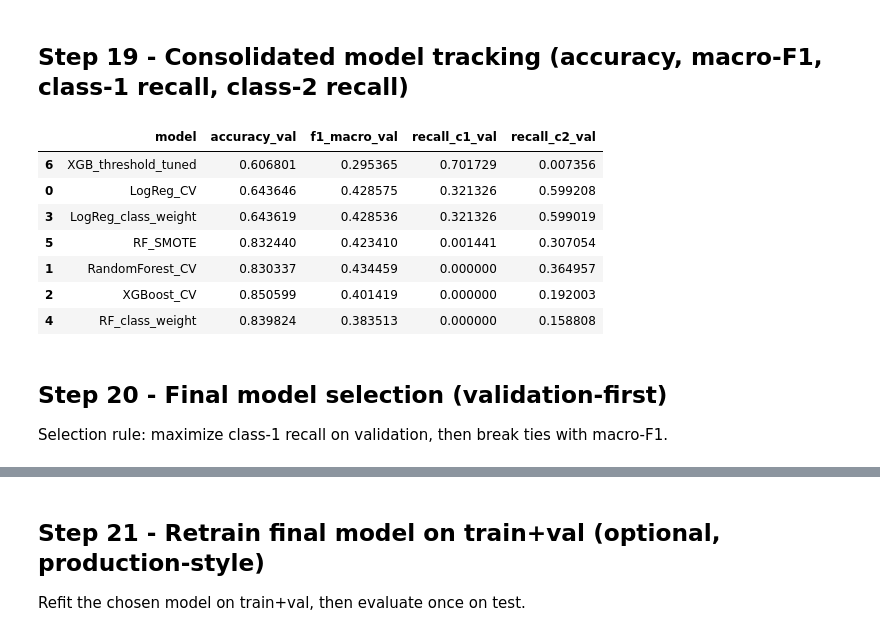
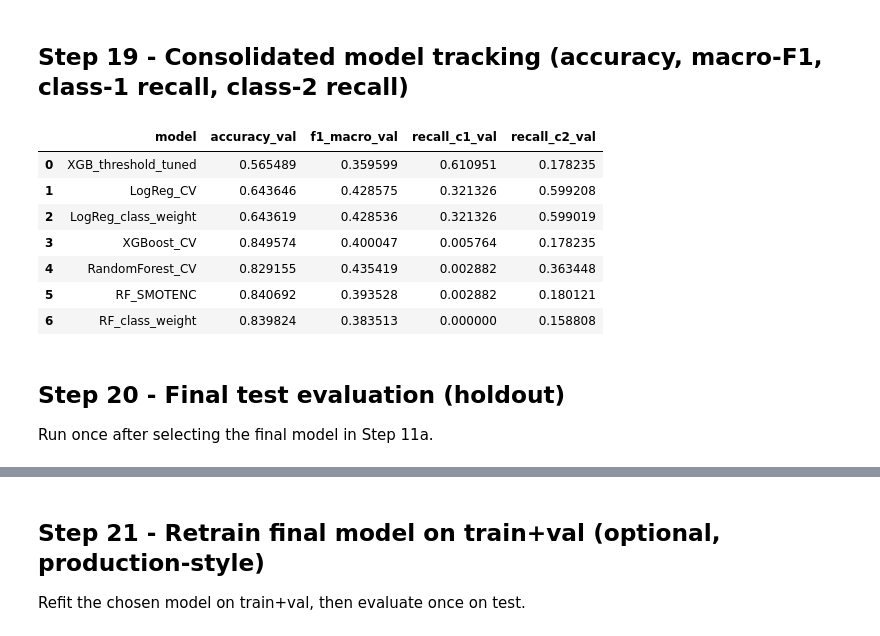
Before and after one commit to No0bDarren/ADALL_github, a Jupyter notebook: ADALL_Final_Project.ipynb, the cells around one changed output, grey strips where cells are left out. Cells and saved outputs as stored; diff of their text form; code cells hidden in the pictures.

```diff
--- a/ADALL_Final_Project.ipynb
+++ b/ADALL_Final_Project.ipynb
@@ -448,25 +525,27 @@ BMI: 40 Pred: 0.0
 # %% [markdown]
 ## Step 11 - Model comparison table (accuracy, macro F1, weighted F1)
 # %%
-from sklearn.metrics import accuracy_score, f1_score
+from sklearn.metrics import accuracy_score, f1_score, recall_score
 import pandas as pd
 
 models = {
-    "LogReg_CV": (best_logreg, X_val_s),
-    "RandomForest_CV": (best_rf, X_val_p_df),
-    "XGBoost_CV": (best_xgb, X_val_p_df),
+    "LogReg_CV": (best_logreg, X_val_s_df),
+    "RandomForest_CV": (best_rf, X_val),
+    "XGBoost_CV": (best_xgb, X_val),
 }
 
 rows = []
-for name, (model, X_eval) in models.items():
-    preds = model.predict(X_eval)
+for name, (model, X_model) in models.items():
+    preds = model.predict(X_model)
     rows.append({
         "model": name,
         "accuracy_val": accuracy_score(y_val, preds),
         "f1_macro_val": f1_score(y_val, preds, average="macro"),
         "f1_weighted_val": f1_score(y_val, preds, average="weighted"),
+        "recall_1": recall_score(y_val, preds, labels=[1], average=None)[0],
+        "recall_2": recall_score(y_val, preds, labels=[2], average=None)[0],
     })
 
-comparison = pd.DataFrame(rows).sort_values(by="f1_macro_val", ascending=False)
+comparison = pd.DataFrame(rows).sort_values(by="f1_macro_val", ascending=False).reset_index(drop=True)
 comparison
 # %% [output]
@@ -640,8 +846,8 @@ import numpy as np
 import matplotlib.pyplot as plt
 from sklearn.metrics import precision_recall_curve, classification_report
 
-# Tune threshold on validation only
-probs = best_xgb.predict_proba(X_val_p_df)
+# Tune threshold on validation only (XGBoost pipeline)
+probs = best_xgb.predict_proba(X_val)
 class1_probs = probs[:, 1]
 
 precision, recall, thresholds = precision_recall_curve((y_val == 1).astype(int), class1_probs)
@@ -652,7 +858,6 @@ plt.xlabel("Recall")
 plt.ylabel("Precision")
 plt.show()
 
-# Choose threshold to maximize recall while keeping precision reasonable
 valid_idx = np.where(recall >= 0.70)[0]
 if len(valid_idx) > 0:
     best_idx = valid_idx[np.argmax(precision[valid_idx])]
@@ -662,10 +867,10 @@ else:
     best_thresh = 0.5
     print("Fallback threshold:", best_thresh)
 
-# Apply tuned threshold on validation
-preds = best_xgb.predict(X_val_p_df)
+preds = best_xgb.predict(X_val)
 preds_tuned_val = preds.copy()
-preds_tuned_val[class1_probs >= best_thresh] = 1
+mask = (preds == 0) & (class1_probs >= best_thresh)
+preds_tuned_val[mask] = 1
 
 print("Validation report (XGBoost threshold-tuned for class 1)")
 print(classification_report(y_val, preds_tuned_val))
@@ -687,45 +892,42 @@ weighted avg       0.89      0.61      0.68     38052
 # %%
 from sklearn.metrics import accuracy_score, f1_score, recall_score
 import pandas as pd
 
 rows = []
 
-def add_row(name, model, X_eval, y_eval, tuned_preds=None):
-    preds = tuned_preds if tuned_preds is not None else model.predict(X_eval)
+def add_row(name, model, X_model, y_eval, tuned_preds=None):
+    preds = tuned_preds if tuned_preds is not None else model.predict(X_model)
     rows.append({
         "model": name,
         "accuracy_val": accuracy_score(y_eval, preds),
         "f1_macro_val": f1_score(y_eval, preds, average="macro"),
         "recall_c1_val": recall_score(y_eval, preds, labels=[1], average=None)[0],
         "recall_c2_val": recall_score(y_eval, preds, labels=[2], average=None)[0],
     })
 
-# CV-tuned core models
 add_row("LogReg_CV", best_logreg, X_val_s, y_val)
-add_row("RandomForest_CV", best_rf, X_val_p_df, y_val)
-add_row("XGBoost_CV", best_xgb, X_val_p_df, y_val)
-
-# Optional imbalance-focused variants on validation
+add_row("RandomForest_CV", best_rf, X_val, y_val)
+add_row("XGBoost_CV", best_xgb, X_val, y_val)
 add_row("LogReg_class_weight", logreg_cw, X_val_s, y_val)
 add_row("RF_class_weight", rf_cw, X_val_p_df, y_val)
-add_row("RF_SMOTE", rf_sm, X_val_p_df, y_val)
-add_row("XGB_threshold_tuned", best_xgb, X_val_p_df, y_val, tuned_preds=preds_tuned_val)
+add_row("RF_SMOTENC", rf_sm, X_val_p_df, y_val)
+add_row("XGB_threshold_tuned", best_xgb, X_val, y_val, tuned_preds=preds_tuned_val)
 
-tracking = pd.DataFrame(rows).sort_values(by=["recall_c1_val", "f1_macro_val"], ascending=False)
+tracking = pd.DataFrame(rows).sort_values(by=["recall_c1_val", "f1_macro_val"], ascending=False).reset_index(drop=True)
 tracking
 # %% [output]
 |  | model | accuracy_val | f1_macro_val | recall_c1_val | recall_c2_val |
-| 6 | XGB_threshold_tuned | 0.606801 | 0.295365 | 0.701729 | 0.007356 |
-| 0 | LogReg_CV | 0.643646 | 0.428575 | 0.321326 | 0.599208 |
-| 3 | LogReg_class_weight | 0.643619 | 0.428536 | 0.321326 | 0.599019 |
-| 5 | RF_SMOTE | 0.832440 | 0.423410 | 0.001441 | 0.307054 |
-| 1 | RandomForest_CV | 0.830337 | 0.434459 | 0.000000 | 0.364957 |
-| 2 | XGBoost_CV | 0.850599 | 0.401419 | 0.000000 | 0.192003 |
-| 4 | RF_class_weight | 0.839824 | 0.383513 | 0.000000 | 0.158808 |
+| 0 | XGB_threshold_tuned | 0.565489 | 0.359599 | 0.610951 | 0.178235 |
+| 1 | LogReg_CV | 0.643646 | 0.428575 | 0.321326 | 0.599208 |
+| 2 | LogReg_class_weight | 0.643619 | 0.428536 | 0.321326 | 0.599019 |
+| 3 | XGBoost_CV | 0.849574 | 0.400047 | 0.005764 | 0.178235 |
+| 4 | RandomForest_CV | 0.829155 | 0.435419 | 0.002882 | 0.363448 |
+| 5 | RF_SMOTENC | 0.840692 | 0.393528 | 0.002882 | 0.180121 |
+| 6 | RF_class_weight | 0.839824 | 0.383513 | 0.000000 | 0.158808 |
-# %% [markdown]
-## Step 20 - Final model selection (validation-first)
-
-Selection rule: maximize class-1 recall on validation, then break ties with macro-F1.
+# %% [markdown]
+## Step 20 - Final test evaluation (holdout)
+
+Run once after selecting the final model in Step 11a.
 # %%
 from sklearn.metrics import classification_report, confusion_matrix
 
```
Also changed, not shown: parts of 36 cells of this notebook.
